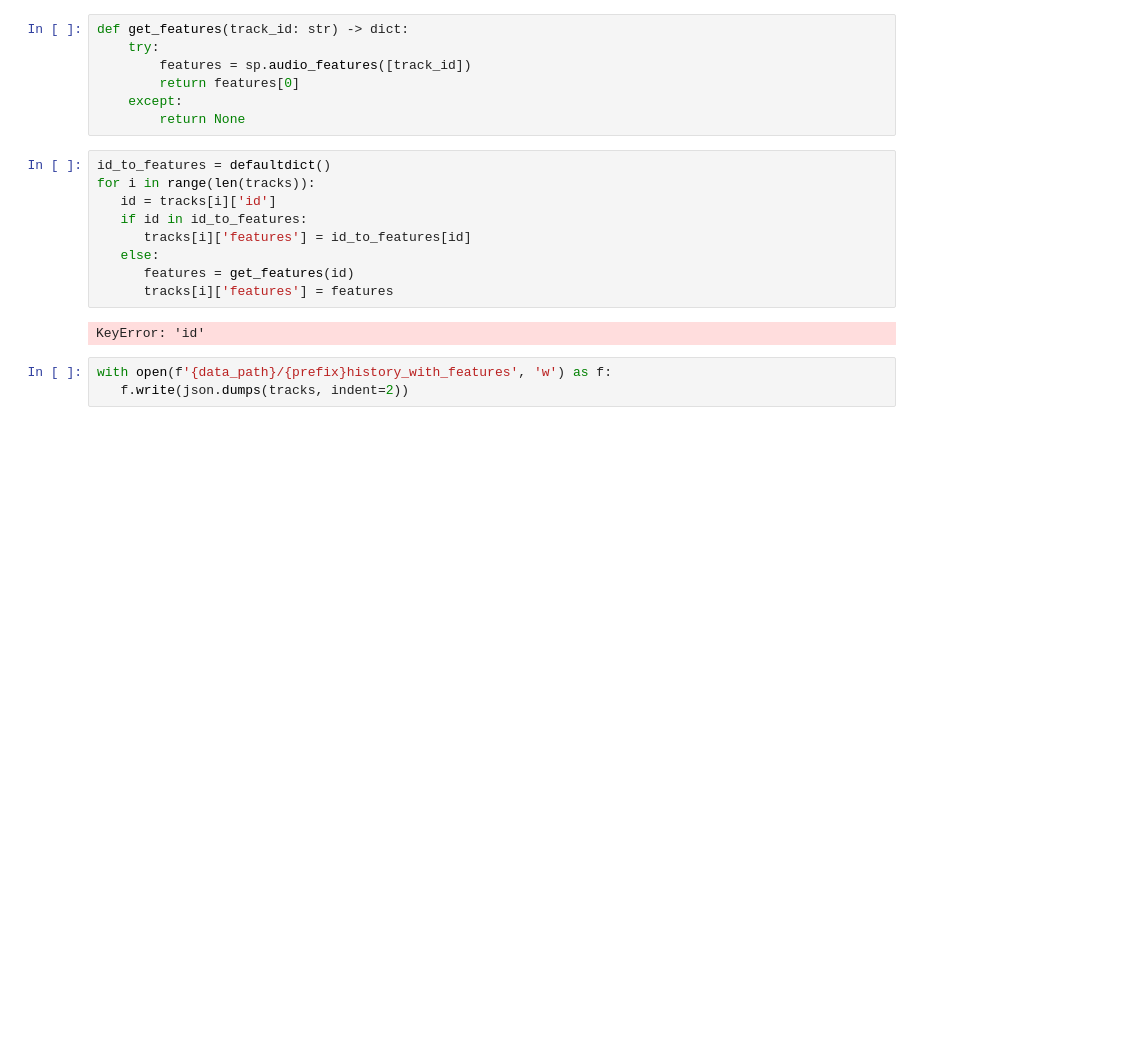
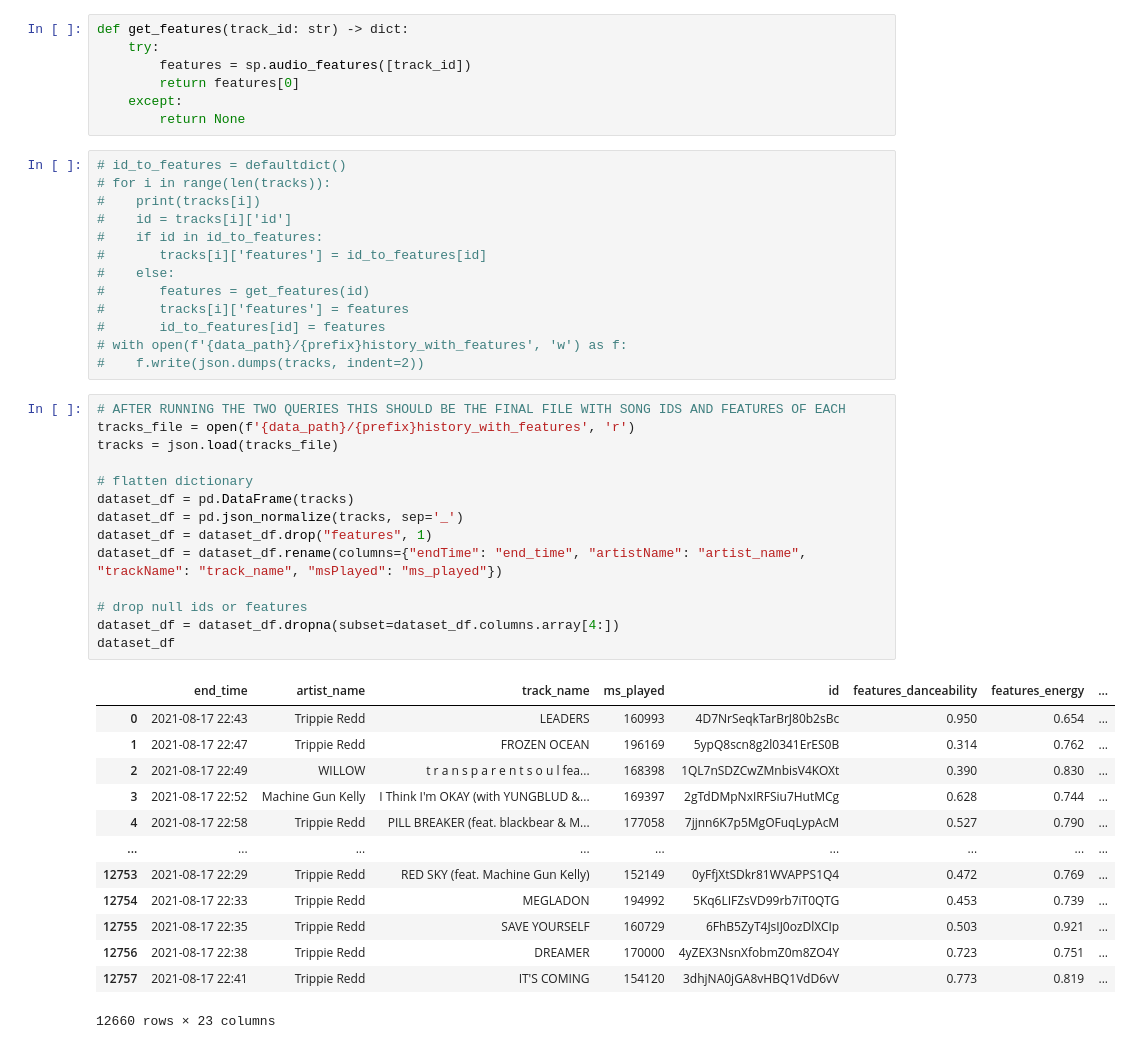
Before and after one commit to JackE249/Spotify-Data-301, a Jupyter notebook: mc_group_project.ipynb, the cells around one changed output. Saved outputs shown, nothing was run; the diff lists cells and outputs as text; blank space fills up the shorter version.

Commit message:
data procssing complete

```diff
--- a/mc_group_project.ipynb
+++ b/mc_group_project.ipynb
@@ -109,16 +133,43 @@ def get_features(track_id: str) -> dict:
     except:
         return None
 # %%
-id_to_features = defaultdict()
-for i in range(len(tracks)):
-   id = tracks[i]['id']
-   if id in id_to_features:
-      tracks[i]['features'] = id_to_features[id]
-   else:
-      features = get_features(id)
-      tracks[i]['features'] = features
+# id_to_features = defaultdict()
+# for i in range(len(tracks)):
+#    print(tracks[i])
+#    id = tracks[i]['id']
+#    if id in id_to_features:
+#       tracks[i]['features'] = id_to_features[id]
+#    else:
+#       features = get_features(id)
+#       tracks[i]['features'] = features
+#       id_to_features[id] = features
+# with open(f'{data_path}/{prefix}history_with_features', 'w') as f:
+#    f.write(json.dumps(tracks, indent=2))
-# %% [output]
-KeyError: 'id'
-# %%
-with open(f'{data_path}/{prefix}history_with_features', 'w') as f:
-   f.write(json.dumps(tracks, indent=2))
+# %%
+# AFTER RUNNING THE TWO QUERIES THIS SHOULD BE THE FINAL FILE WITH SONG IDS AND FEATURES OF EACH
+tracks_file = open(f'{data_path}/{prefix}history_with_features', 'r')
+tracks = json.load(tracks_file)
+
+# flatten dictionary
+dataset_df = pd.DataFrame(tracks)
+dataset_df = pd.json_normalize(tracks, sep='_')
+dataset_df = dataset_df.drop("features", 1)
+dataset_df = dataset_df.rename(columns={"endTime": "end_time", "artistName": "artist_name", "trackName": "track_name", "msPlayed": "ms_played"})
+
+# drop null ids or features
+dataset_df = dataset_df.dropna(subset=dataset_df.columns.array[4:])
+dataset_df
+# %% [output]
+|  | end_time | artist_name | track_name | ms_played | id | features_danceability | features_energy | ... |
+| 0 | 2021-08-17 22:43 | Trippie Redd | LEADERS | 160993 | 4D7NrSeqkTarBrJ80b2sBc | 0.950 | 0.654 | ... |
+| 1 | 2021-08-17 22:47 | Trippie Redd | FROZEN OCEAN | 196169 | 5ypQ8scn8g2l0341ErES0B | 0.314 | 0.762 | ... |
+| 2 | 2021-08-17 22:49 | WILLOW | t r a n s p a r e n t s o u l fea... | 168398 | 1QL7nSDZCwZMnbisV4KOXt | 0.390 | 0.830 | ... |
+| 3 | 2021-08-17 22:52 | Machine Gun Kelly | I Think I'm OKAY (with YUNGBLUD &... | 169397 | 2gTdDMpNxIRFSiu7HutMCg | 0.628 | 0.744 | ... |
+| 4 | 2021-08-17 22:58 | Trippie Redd | PILL BREAKER (feat. blackbear & M... | 177058 | 7jjnn6K7p5MgOFuqLypAcM | 0.527 | 0.790 | ... |
+| ... | ... | ... | ... | ... | ... | ... | ... | ... |
+| 12753 | 2021-08-17 22:29 | Trippie Redd | RED SKY (feat. Machine Gun Kelly) | 152149 | 0yFfjXtSDkr81WVAPPS1Q4 | 0.472 | 0.769 | ... |
+| 12754 | 2021-08-17 22:33 | Trippie Redd | MEGLADON | 194992 | 5Kq6LIFZsVD99rb7iT0QTG | 0.453 | 0.739 | ... |
+| 12755 | 2021-08-17 22:35 | Trippie Redd | SAVE YOURSELF | 160729 | 6FhB5ZyT4JsIJ0ozDlXCIp | 0.503 | 0.921 | ... |
+| 12756 | 2021-08-17 22:38 | Trippie Redd | DREAMER | 170000 | 4yZEX3NsnXfobmZ0m8ZO4Y | 0.723 | 0.751 | ... |
+| 12757 | 2021-08-17 22:41 | Trippie Redd | IT'S COMING | 154120 | 3dhjNA0jGA8vHBQ1VdD6vV | 0.773 | 0.819 | ... |
+12660 rows × 23 columns
```
Also changed, not shown: parts of 2 cells of this notebook, 2 other files.
